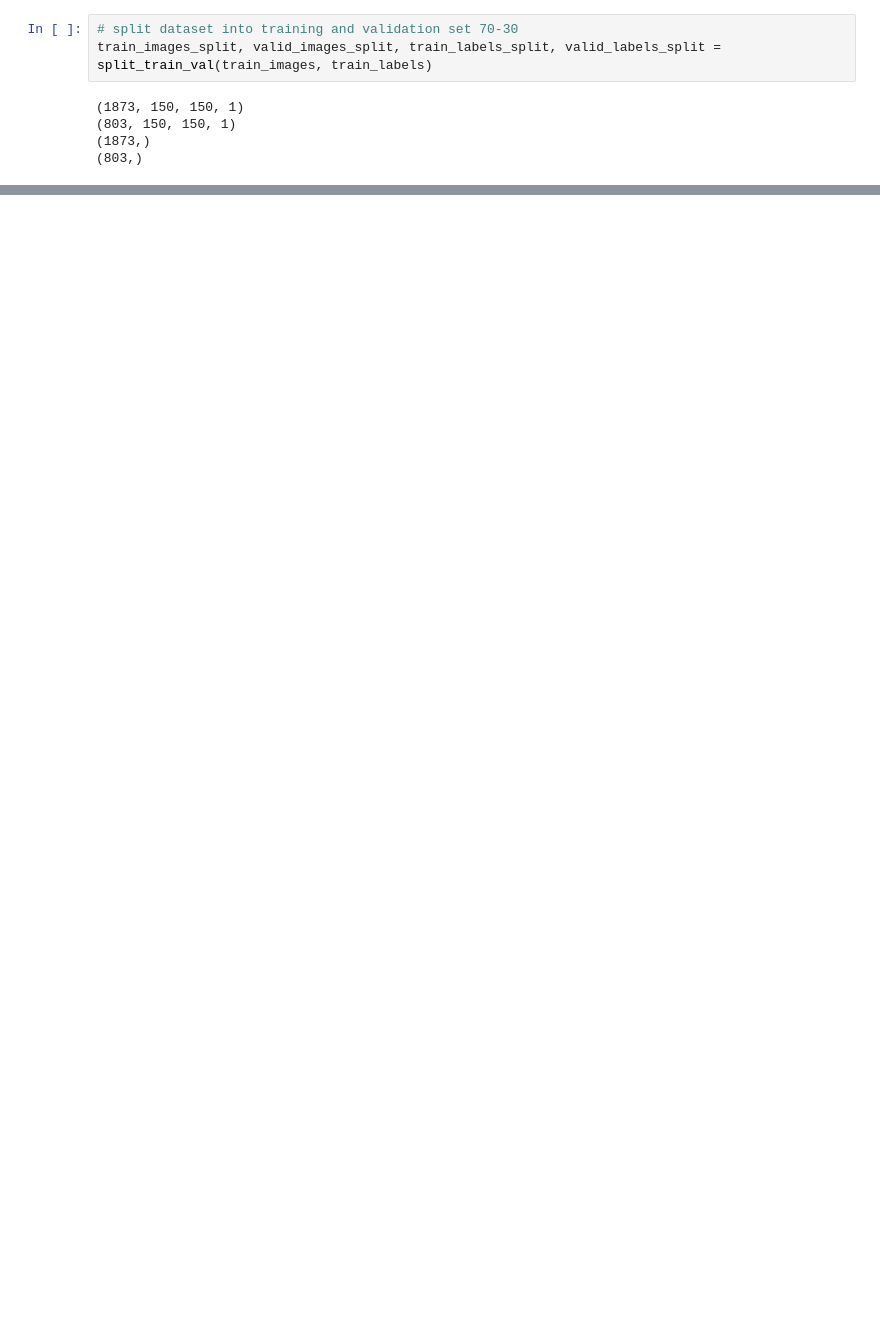
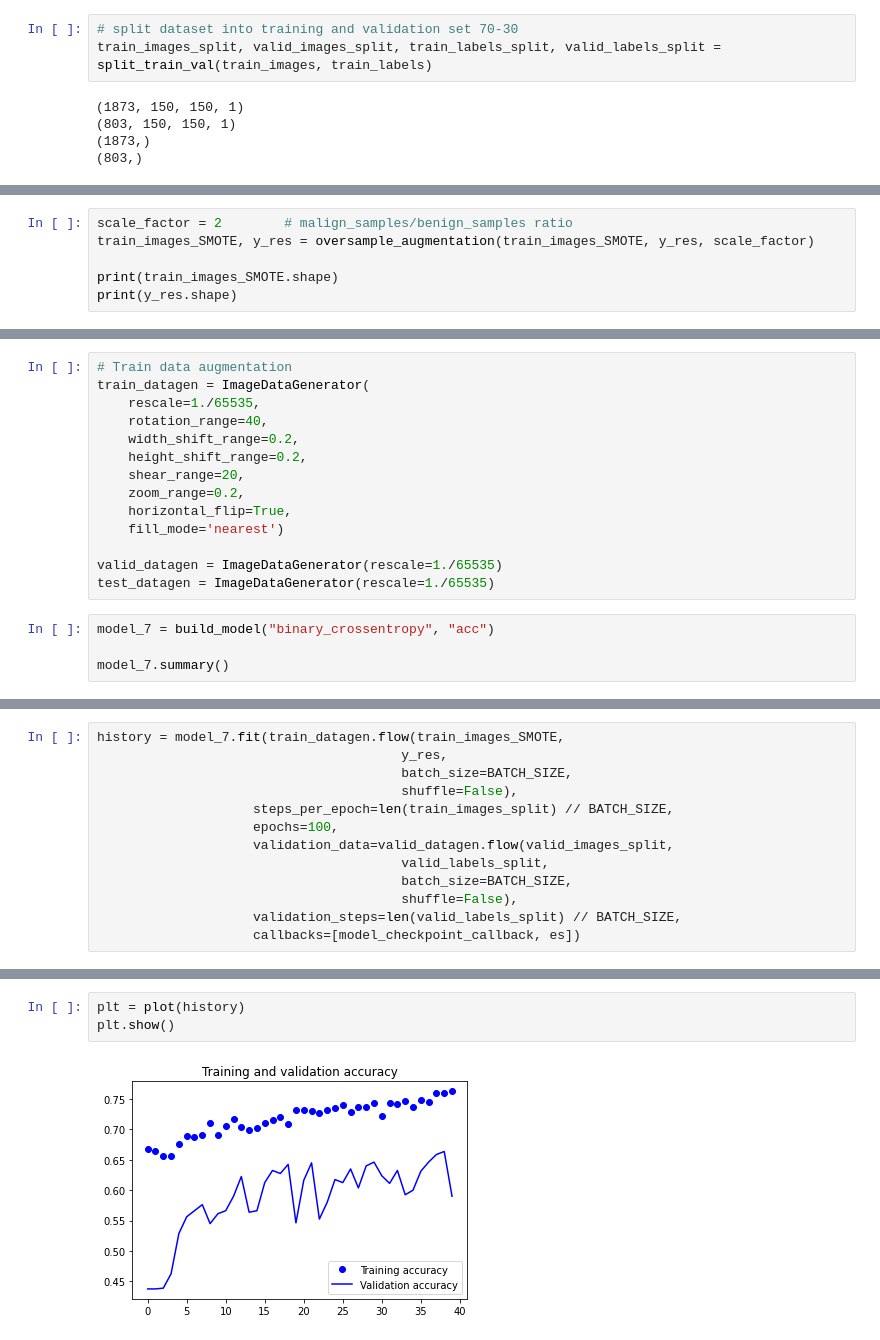
Before and after one commit to MarshaGomez/CNN-Medical-Imaging-Analysis, a Jupyter notebook: Code/Scratch_CNN_benign_vs_malign.ipynb, the cells around one changed output, grey strips where cells are left out. Saved outputs shown, nothing was run; the diff lists cells and outputs as text; blank space fills up the shorter version.

```diff
--- a/Code/Scratch_CNN_benign_vs_malign.ipynb
+++ b/Code/Scratch_CNN_benign_vs_malign.ipynb
@@ -1316,0 +1404,6 @@ ValueError: ignored
+# %%
+scale_factor = 2        # malign_samples/benign_samples ratio
+train_images_SMOTE, y_res = oversample_augmentation(train_images_SMOTE, y_res, scale_factor)
+
+print(train_images_SMOTE.shape)
+print(y_res.shape)
@@ -1316,0 +1413,18 @@ ValueError: ignored
+# %%
+# Train data augmentation
+train_datagen = ImageDataGenerator(
+    rescale=1./65535,
+    rotation_range=40,
+    width_shift_range=0.2,
+    height_shift_range=0.2,
+    shear_range=20,
+    zoom_range=0.2,
+    horizontal_flip=True,
+    fill_mode='nearest')
+
+valid_datagen = ImageDataGenerator(rescale=1./65535)
+test_datagen = ImageDataGenerator(rescale=1./65535)
+# %%
+model_7 = build_model("binary_crossentropy", "acc")
+
+model_7.summary()
@@ -1316,0 +1449,13 @@ ValueError: ignored
+# %%
+history = model_7.fit(train_datagen.flow(train_images_SMOTE,
+                                       y_res,
+                                       batch_size=BATCH_SIZE,
+                                       shuffle=False),
+                    steps_per_epoch=len(train_images_split) // BATCH_SIZE,
+                    epochs=100,
+                    validation_data=valid_datagen.flow(valid_images_split,
+                                       valid_labels_split,
+                                       batch_size=BATCH_SIZE,
+                                       shuffle=False),
+                    validation_steps=len(valid_labels_split) // BATCH_SIZE,
+                    callbacks=[model_checkpoint_callback, es])
@@ -1316,0 +1480,5 @@ ValueError: ignored
+# %%
+plt = plot(history)
+plt.show()
+# %% [output]
+[figure, added]
```
Also changed, not shown: parts of 44 cells of this notebook.
